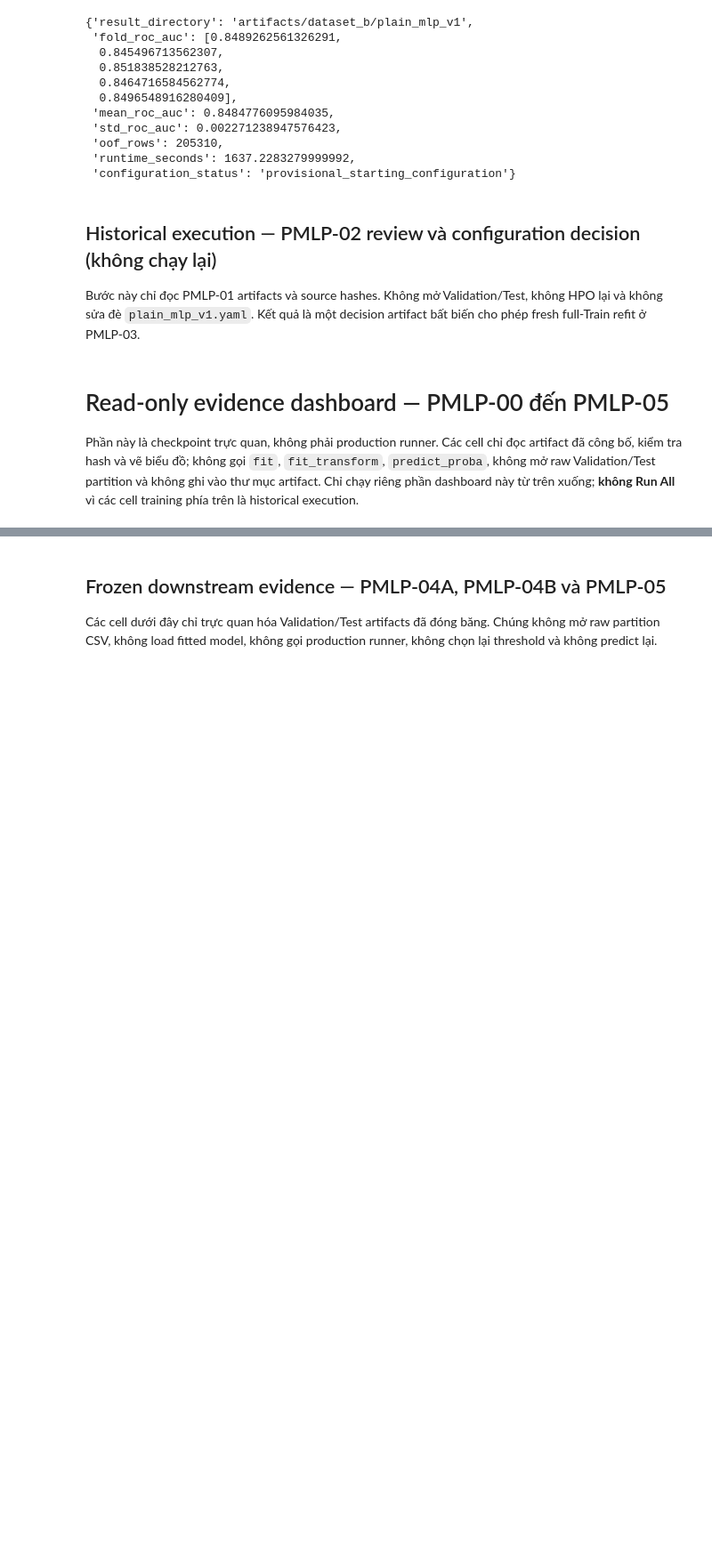
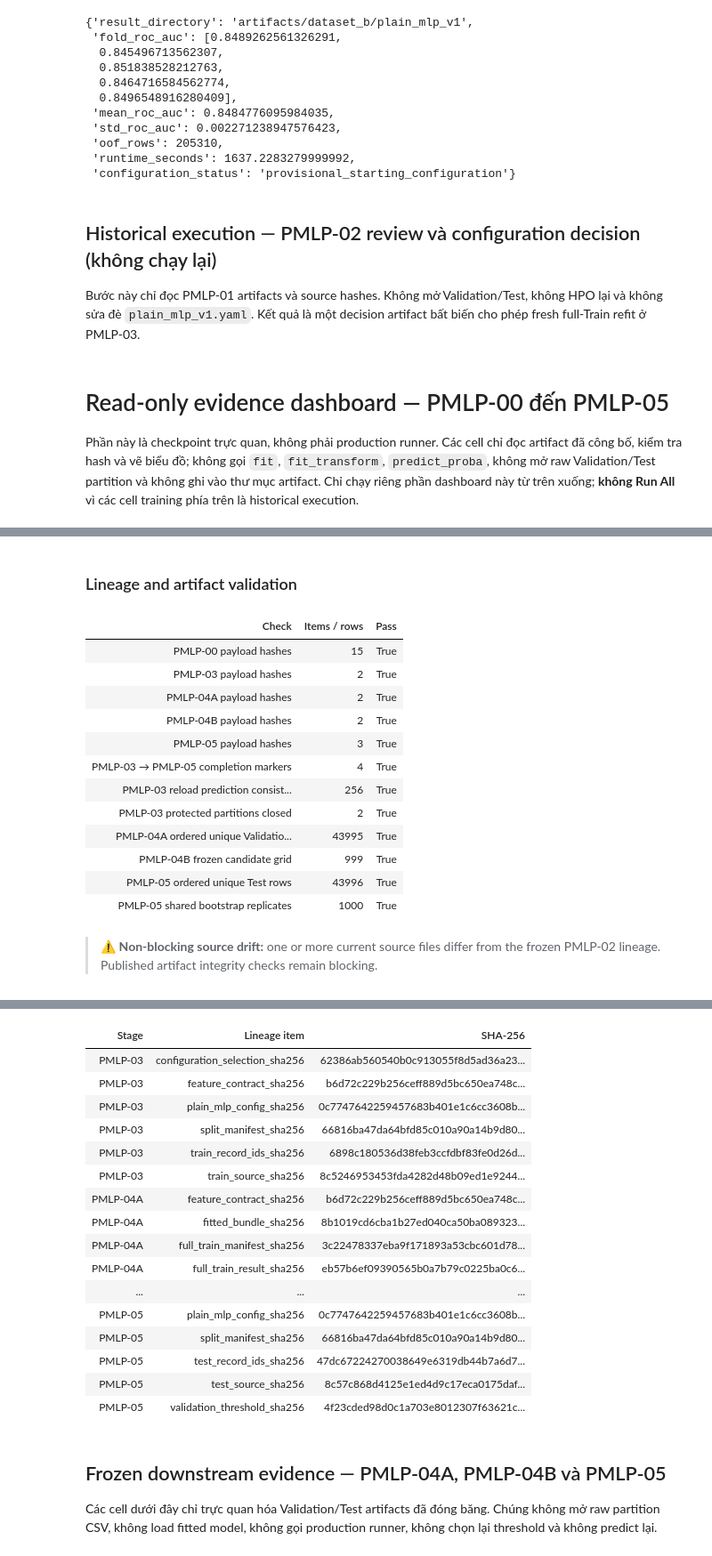
Before and after one commit to DAP391m-Group12/DAP391m, a Jupyter notebook: notebooks/dataset_b/04_plain_mlp_v1.ipynb, the cells around one changed output, grey strips where cells are left out. Shown at 89% size. Drawn from its saved outputs; the diff is of its cells as text; code cells hidden in the pictures; blank space fills up the shorter version.

Commit message:
Refix:04_plain_mlp

```diff
--- a/notebooks/dataset_b/04_plain_mlp_v1.ipynb
+++ b/notebooks/dataset_b/04_plain_mlp_v1.ipynb
@@ -734,10 +789,20 @@ selection_sources = {
     'cv_oof_predictions': PMLP_DIR / 'cv_oof_predictions.csv',
     'cv_training_history': PMLP_DIR / 'cv_training_history.json',
 }
-pmlp02_hash_ok = all(
-    sha256_file(selection_sources[name]) == expected_hash
+pmlp02_source_checks = {
+    name: {
+        'Path': selection_sources[name].relative_to(DASHBOARD_ROOT).as_posix(),
+        'Expected SHA-256': expected_hash,
+        'Actual SHA-256': sha256_file(selection_sources[name]),
+    }
     for name, expected_hash in selection['source_sha256'].items()
-)
+}
+pmlp02_source_drift = pd.DataFrame([
+    (name, item['Path'], item['Expected SHA-256'], item['Actual SHA-256'])
+    for name, item in pmlp02_source_checks.items()
+    if item['Actual SHA-256'] != item['Expected SHA-256']
+], columns=['Source', 'Path', 'Expected SHA-256', 'Actual SHA-256'])
+pmlp02_hash_ok = pmlp02_source_drift.empty
 pmlp03_hash_ok = all(
     sha256_file(FULL_TRAIN_DIR / relative_path) == expected_hash
     for relative_path, expected_hash in full_train_manifest['artifact_sha256'].items()
@@ -763,7 +828,6 @@ markers_ok = {
 scope = full_train_bundle['scope']
 artifact_checks = pd.DataFrame([
     ('PMLP-00 payload hashes', len(pmlp00_manifest['artifact_hashes']), pmlp00_hash_ok),
-    ('PMLP-02 source hashes', len(selection['source_sha256']), pmlp02_hash_ok),
     ('PMLP-03 payload hashes', len(full_train_manifest['artifact_sha256']), pmlp03_hash_ok),
     ('PMLP-04A payload hashes', len(validation_manifest['artifact_sha256']), validation_hash_ok),
     ('PMLP-04B payload hashes', len(threshold_manifest['artifact_sha256']), threshold_hash_ok),
@@ -784,6 +848,14 @@ artifact_checks = pd.DataFrame([
 ], columns=['Check', 'Items / rows', 'Pass'])
 display(Markdown('### Lineage and artifact validation'))
 display(artifact_checks.style.hide(axis='index'))
+if pmlp02_hash_ok:
+    display(Markdown('**PMLP-02 source lineage: PASS**'))
+else:
+    display(Markdown(
+        '> ⚠️ **Non-blocking source drift:** one or more current source files differ '
+        'from the frozen PMLP-02 lineage. Published artifact integrity checks remain blocking.'
+    ))
+    display(pmlp02_source_drift.style.hide(axis='index'))
 
 lineage_table = pd.DataFrame([
     (stage, item, digest)
@@ -795,4 +867,20 @@ lineage_table = pd.DataFrame([
     for item, digest in sorted(lineage.items())
 ], columns=['Stage', 'Lineage item', 'SHA-256'])
 display(lineage_table.style.hide(axis='index'))
-assert artifact_checks['Pass'].all(), 'One or more published evidence checks failed.'
+assert artifact_checks['Pass'].all(), 'One or more required published artifact checks failed.'
+# %% [output]
+### Lineage and artifact validation
+| Check | Items / rows | Pass |
+| PMLP-00 payload hashes | 15 | True |
+| PMLP-03 payload hashes | 2 | True |
+| PMLP-04A payload hashes | 2 | True |
+| PMLP-04B payload hashes | 2 | True |
+| PMLP-05 payload hashes | 3 | True |
+| PMLP-03 → PMLP-05 completion markers | 4 | True |
+| PMLP-03 reload prediction consist... | 256 | True |
+| PMLP-03 protected partitions closed | 2 | True |
+| PMLP-04A ordered unique Validatio... | 43995 | True |
+| PMLP-04B frozen candidate grid | 999 | True |
+| PMLP-05 ordered unique Test rows | 43996 | True |
+| PMLP-05 shared bootstrap replicates | 1000 | True |
+> ⚠️ **Non-blocking source drift:** one or more current source files differ from the frozen PMLP-02 lineage. Published artifact integrity checks remain blocking.
@@ -799,3 +889,20 @@ assert artifact_checks['Pass'].all(), 'One or more published evidence checks fai
+| Stage | Lineage item | SHA-256 |
+| PMLP-03 | configuration_selection_sha256 | 62386ab560540b0c913055f8d5ad36a23... |
+| PMLP-03 | feature_contract_sha256 | b6d72c229b256ceff889d5bc650ea748c... |
+| PMLP-03 | plain_mlp_config_sha256 | 0c7747642259457683b401e1c6cc3608b... |
+| PMLP-03 | split_manifest_sha256 | 66816ba47da64bfd85c010a90a14b9d80... |
+| PMLP-03 | train_record_ids_sha256 | 6898c180536d38feb3ccfdbf83fe0d26d... |
+| PMLP-03 | train_source_sha256 | 8c5246953453fda4282d48b09ed1e9244... |
+| PMLP-04A | feature_contract_sha256 | b6d72c229b256ceff889d5bc650ea748c... |
+| PMLP-04A | fitted_bundle_sha256 | 8b1019cd6cba1b27ed040ca50ba089323... |
+| PMLP-04A | full_train_manifest_sha256 | 3c22478337eba9f171893a53cbc601d78... |
+| PMLP-04A | full_train_result_sha256 | eb57b6ef09390565b0a7b79c0225ba0c6... |
+| ... | ... | ... |
+| PMLP-05 | plain_mlp_config_sha256 | 0c7747642259457683b401e1c6cc3608b... |
+| PMLP-05 | split_manifest_sha256 | 66816ba47da64bfd85c010a90a14b9d80... |
+| PMLP-05 | test_record_ids_sha256 | 47dc67224270038649e6319db44b7a6d7... |
+| PMLP-05 | test_source_sha256 | 8c57c868d4125e1ed4d9c17eca0175daf... |
+| PMLP-05 | validation_threshold_sha256 | 4f23cded98d0c1a703e8012307f63621c... |
 # %% [markdown]
 ## Frozen downstream evidence — PMLP-04A, PMLP-04B và PMLP-05
 
```
Also changed, not shown: parts of 12 cells of this notebook.
